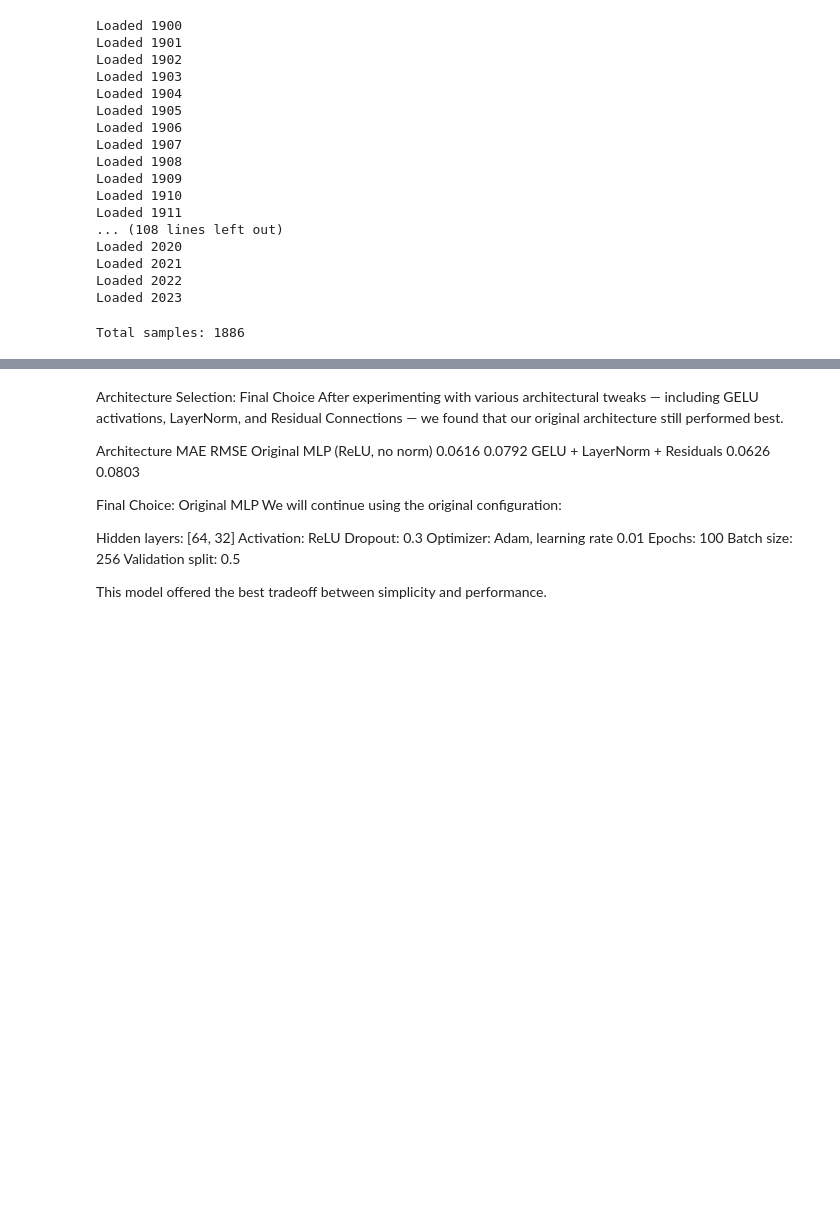
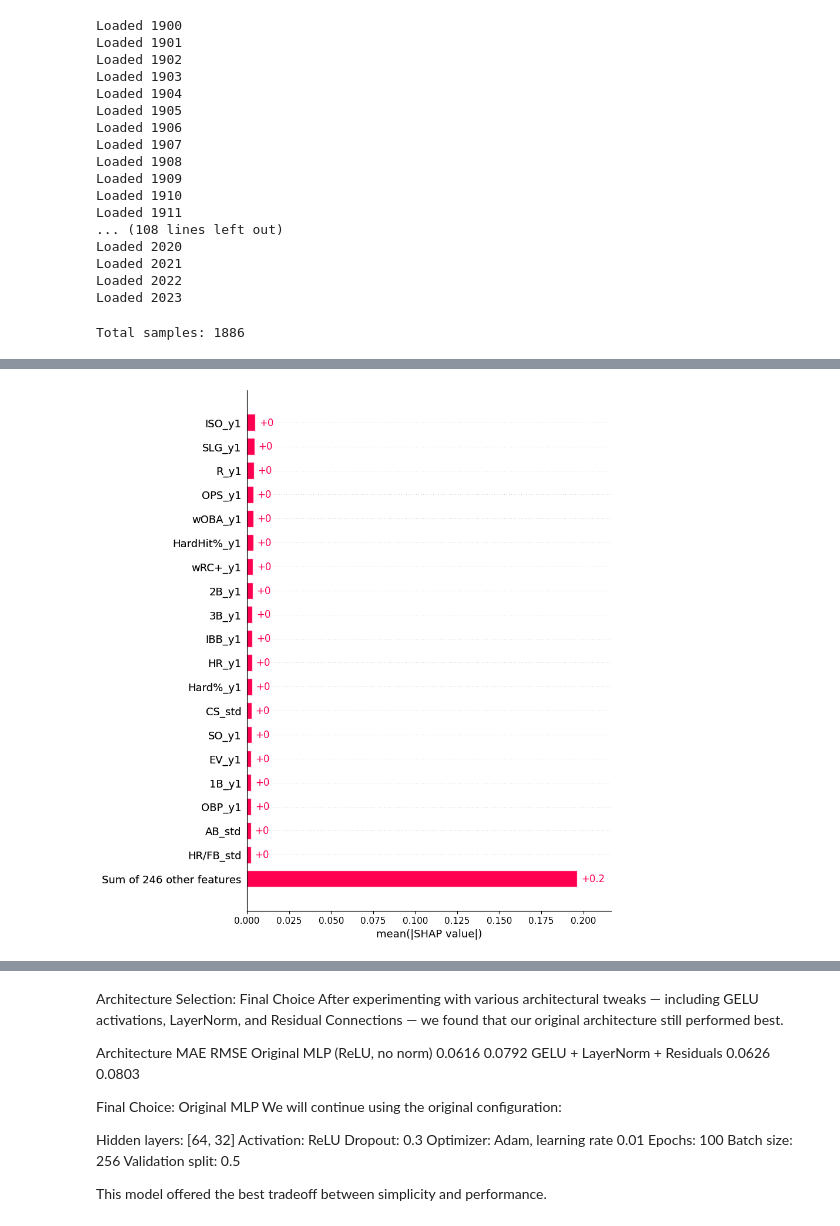
Before and after one commit to aidankeaveny/mlb-performance-predictor, a Jupyter notebook: notebooks/06_predict_2025.ipynb, the cells around one changed output, grey strips where cells are left out. Saved outputs shown, nothing was run; the diff lists cells and outputs as text; code cells hidden in the pictures; blank space fills up the shorter version.

```diff
--- a/notebooks/06_predict_2025.ipynb
+++ b/notebooks/06_predict_2025.ipynb
@@ -265,3 +269,9 @@ shap.plots.beeswarm(shap_values)
+# %%
+sample_idx = np.random.choice(X_test_np.shape[0], size=100, replace=False)
+shap_values = explainer(X_test_np[sample_idx], max_evals=1000)
+shap.plots.bar(shap_values, max_display=20)
+# %% [output]
+[figure, added]
 # %%
 # SHAP analysis for best model
 # Convert X_test to NumPy if it's a tensor
```
Also changed, not shown: parts of 36 cells of this notebook, 17 other files.
